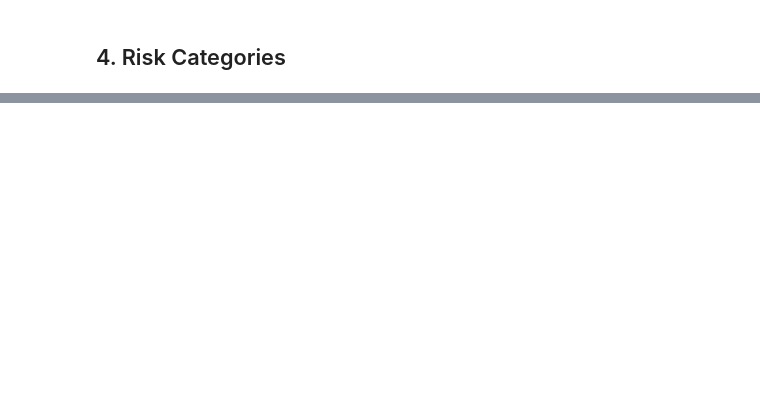
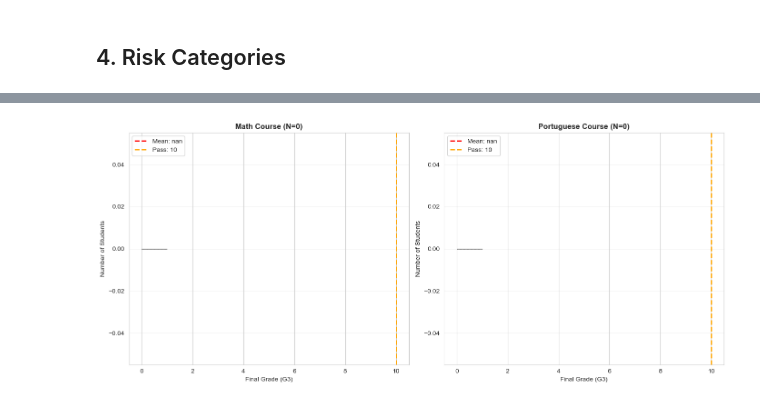
Before and after one commit to pratikkmane/student-performance, a Jupyter notebook: notebooks/03_target_analysis.ipynb, the cells around one changed output, grey strips where cells are left out. Saved outputs shown, nothing was run; the diff lists cells and outputs as text; code cells hidden in the pictures; blank space fills up the shorter version.

```diff
--- a/notebooks/03_target_analysis.ipynb
+++ b/notebooks/03_target_analysis.ipynb
@@ -85,0 +170,32 @@ for category in ['Low Risk', 'Medium Risk', 'High Risk']:
+# %%
+# Visualization 2: Math vs Portuguese comparison
+fig, axes = plt.subplots(1, 2, figsize=(14, 6))
+
+# Math
+math_data = df[df['subject'] == 'Math']['G3']
+axes[0].hist(math_data, bins=21, color='steelblue', edgecolor='black', alpha=0.7)
+axes[0].axvline(math_data.mean(), color='red', linestyle='--', linewidth=2,
+                label=f'Mean: {math_data.mean():.2f}')
+axes[0].axvline(10, color='orange', linestyle='--', linewidth=2, label='Pass: 10')
+axes[0].set_xlabel('Final Grade (G3)')
+axes[0].set_ylabel('Number of Students')
+axes[0].set_title(f'Math Course (N={len(math_data)})', fontweight='bold')
+axes[0].legend()
+axes[0].grid(axis='y', alpha=0.3)
+
+# Portuguese
+por_data = df[df['subject'] == 'Portuguese']['G3']
+axes[1].hist(por_data, bins=21, color='coral', edgecolor='black', alpha=0.7)
+axes[1].axvline(por_data.mean(), color='red', linestyle='--', linewidth=2,
+                label=f'Mean: {por_data.mean():.2f}')
+axes[1].axvline(10, color='orange', linestyle='--', linewidth=2, label='Pass: 10')
+axes[1].set_xlabel('Final Grade (G3)')
+axes[1].set_ylabel('Number of Students')
+axes[1].set_title(f'Portuguese Course (N={len(por_data)})', fontweight='bold')
+axes[1].legend()
+axes[1].grid(axis='y', alpha=0.3)
+
+plt.tight_layout()
+plt.show()
+# %% [output]
+[figure, added]
```
Also changed, not shown: parts of 15 cells of this notebook.
